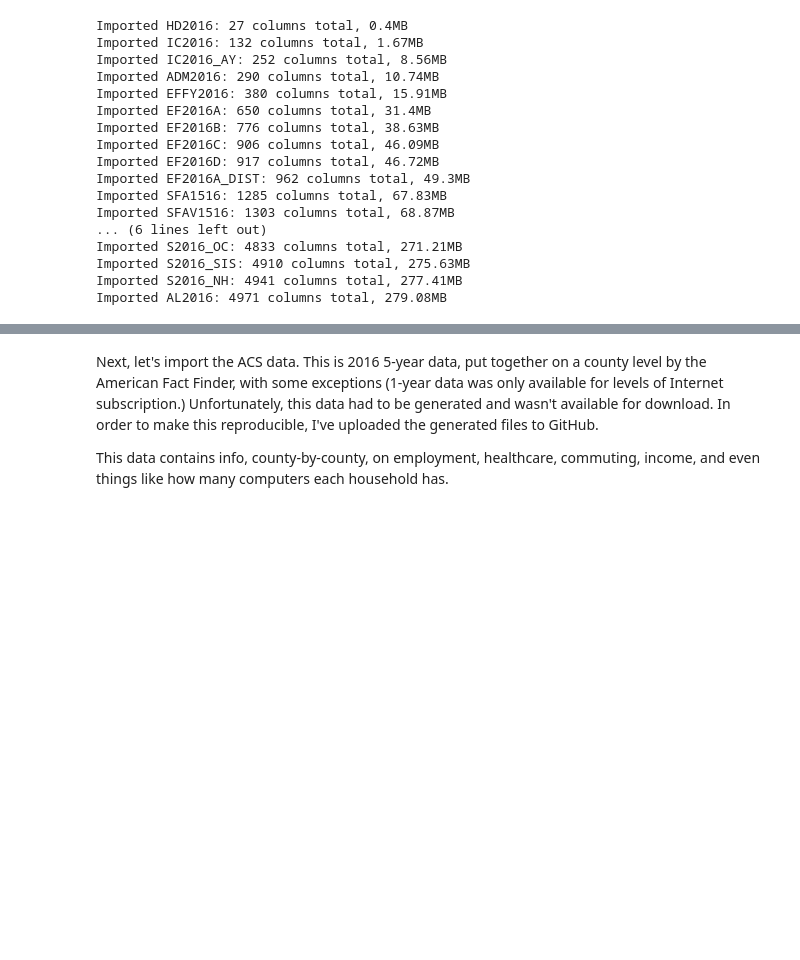
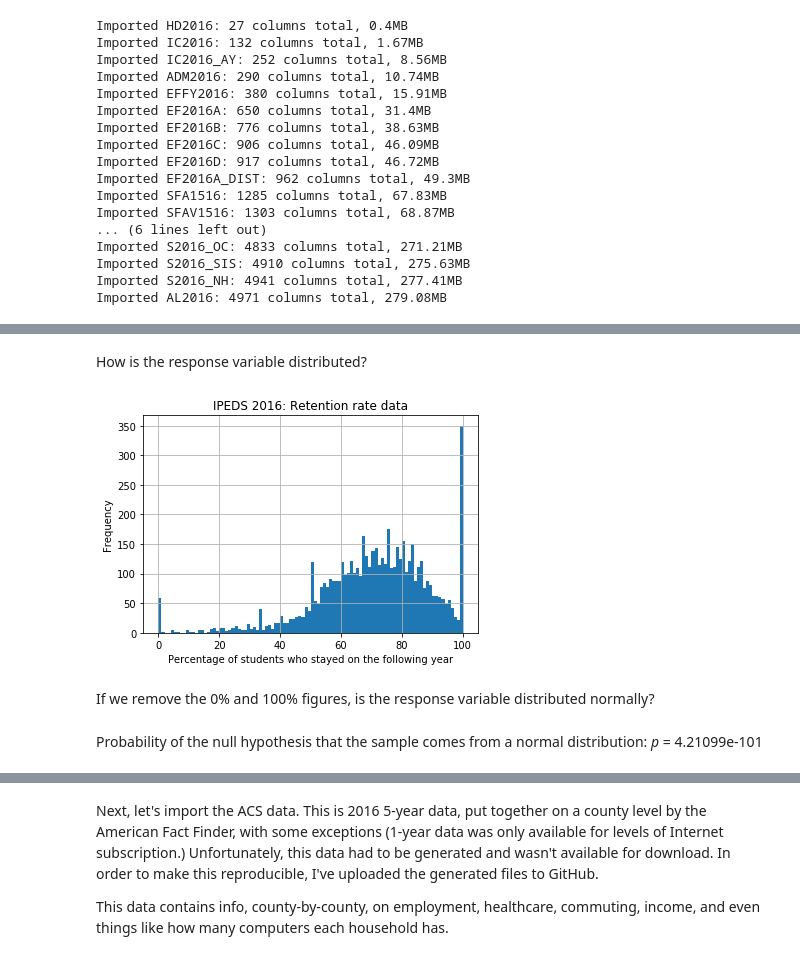
Before and after one commit to quinparker/ds-retentionrates, a Jupyter notebook: main.ipynb, the cells around one changed output, grey strips where cells are left out. Drawn from its saved outputs; the diff is of its cells as text; code cells hidden in the pictures; blank space fills up the shorter version.

```diff
--- a/main.ipynb
+++ b/main.ipynb
@@ -289,0 +314,21 @@ Imported AL2016: 4971 columns total, 279.08MB
+# %% [markdown]
+How is the response variable distributed?
+# %%
+n, bins, patches = plt.hist(ipeds[responsevar].dropna(), bins = 100)
+plt.grid(True)
+plt.xlabel("Percentage of students who stayed on the following year")
+plt.ylabel("Frequency")
+plt.title("IPEDS 2016: Retention rate data")
+plt.show()
+# %% [output]
+[figure, added]
+# %% [markdown]
+If we remove the 0% and 100% figures, is the response variable distributed normally?
+# %%
+outliers = ipeds.loc[(ipeds[responsevar] == 100) | (ipeds[responsevar] == 0)].index
+ipeds_nooutliers = ipeds[responsevar].drop(outliers).dropna()
+
+k2, p = scipy.stats.normaltest(ipeds_nooutliers)
+display(Markdown("Probability of the null hypothesis that the sample comes from a normal distribution: *p* = {:g}".format(p)))
+# %% [output]
+Probability of the null hypothesis that the sample comes from a normal distribution: *p* = 4.21099e-101
```
Also changed, not shown: parts of 19 cells of this notebook, 3 other files.
